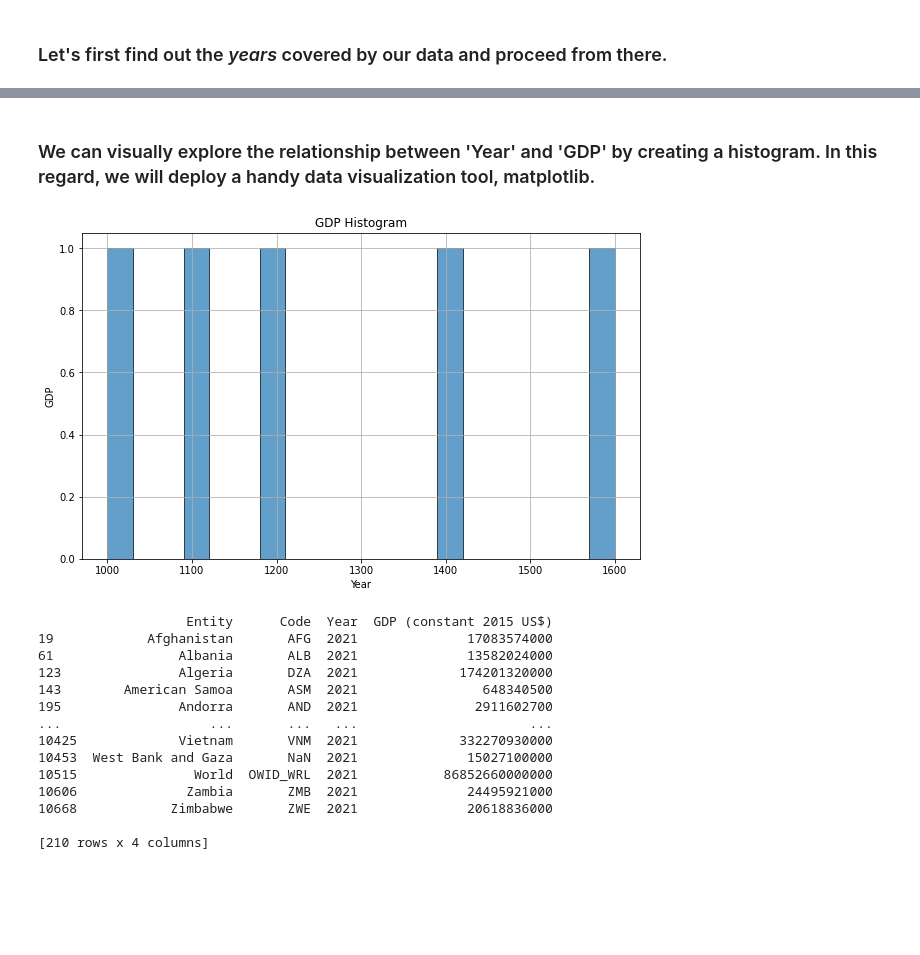
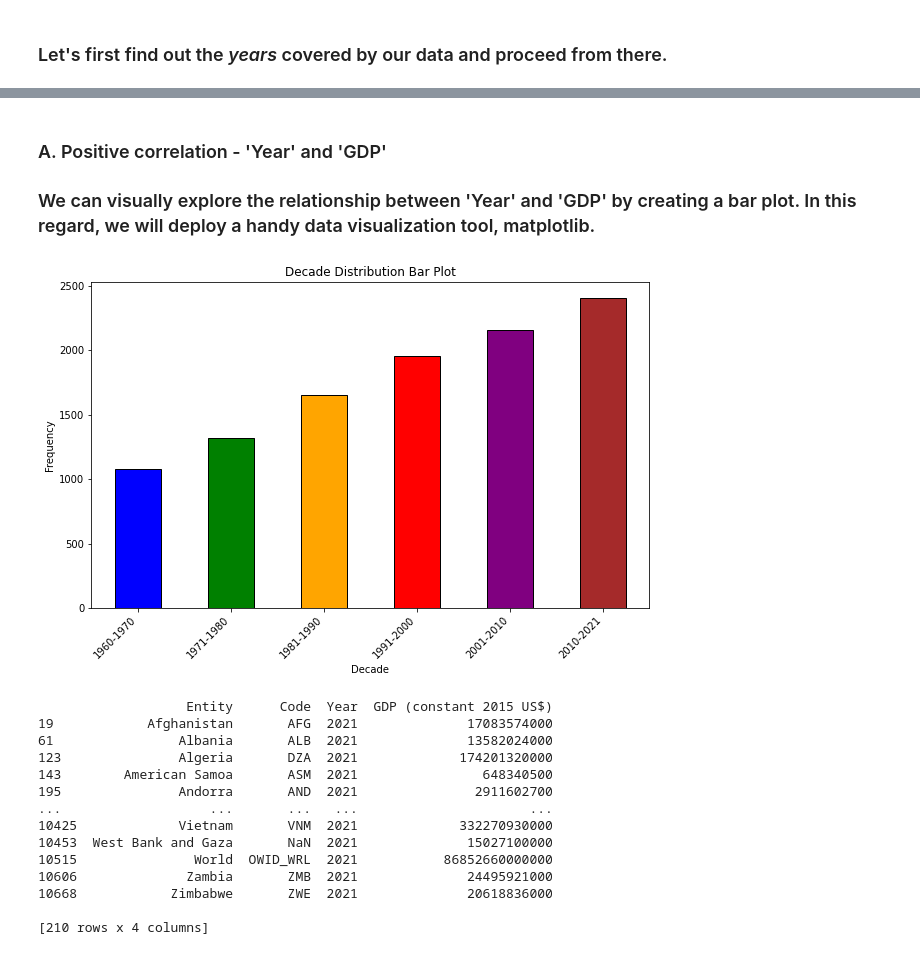
Before and after one commit to anikaarevalo/Happiness_and_world_economy_2021, a Jupyter notebook: Happiness_and_GDP_2021.ipynb, the cells around one changed output, grey strips where cells are left out. Cells and saved outputs as stored; diff of their text form; code cells hidden in the pictures; blank space fills up the shorter version.

```diff
--- a/Happiness_and_GDP_2021.ipynb
+++ b/Happiness_and_GDP_2021.ipynb
@@ -97,27 +206,30 @@ The range of years is from 2010 to 2014
 # %% [markdown]
-### We can visually explore the relationship between 'Year' and 'GDP' by creating a histogram. In this regard, we will deploy a handy data visualization tool, matplotlib.
+### A. Positive correlation - 'Year' and 'GDP'
+
+### We can visually explore the relationship between 'Year' and 'GDP' by creating a bar plot. In this regard, we will deploy a handy data visualization tool, matplotlib.
-# %%
-import pandas as pd
-import matplotlib.pyplot as plt
-
-# Sample DataFrame 'gdp' with 'Year' and 'GDP' columns
-# Replace this with your actual DataFrame
-data = {
-    'Year': [2010, 2011, 2012, 2013, 2014],
-    'GDP': [1000, 1200, 1100, 1400, 1600]
-}
-gdp = pd.DataFrame(data)
-
-# Create a scatter plot using 'Year' as x-values and 'GDP' as y-values
-plt.figure(figsize=(8, 6))
-plt.scatter(gdp['Year'], gdp['GDP'], color='blue', marker='o')
-plt.xlabel('Year')
-plt.ylabel('GDP')
-plt.title('GDP vs Year Scatter Plot')
-plt.grid(True)
-plt.show()
-# %% [output]
-[figure, removed]
+# %%
+import matplotlib.pyplot as plt
+
+# Using the same DataFrame 'gdp' with 'Year' column, we will aggregate the values into decades to prepare
+# for a more compact plot
+gdp['Decade'] = pd.cut(gdp['Year'], bins=[1960, 1970, 1980, 1990, 2000, 2010, 2021], labels=['1960-1970', '1971-1980', '1981-1990', '1991-2000', '2001-2010', '2010-2021'])
+
+# Counting the number of occurrences for each decade
+decade_counts = gdp['Decade'].value_counts().sort_index()
+
+# Defining colors for each decade
+colors = ['blue', 'green', 'orange', 'red', 'purple', 'brown']
+
+# Creating a bar plot with different colors
+plt.figure(figsize=(10, 6))
+decade_counts.plot(kind='bar', color=colors, edgecolor='black')
+plt.xlabel('Decade')
+plt.ylabel('Frequency')
+plt.title('Decade Distribution Bar Plot')
+plt.xticks(rotation=45, ha='right')  # Rotating x-axis labels for better readability
+plt.show()
+# %% [output]
+[figure, added]
 # %%
 # The function filter_by_year takes a DataFrame and a year value as arguments and returns a new DataFrame
 # containing only the rows with that year value in the 'Year' column.
```
Also changed, not shown: parts of 21 cells of this notebook.
